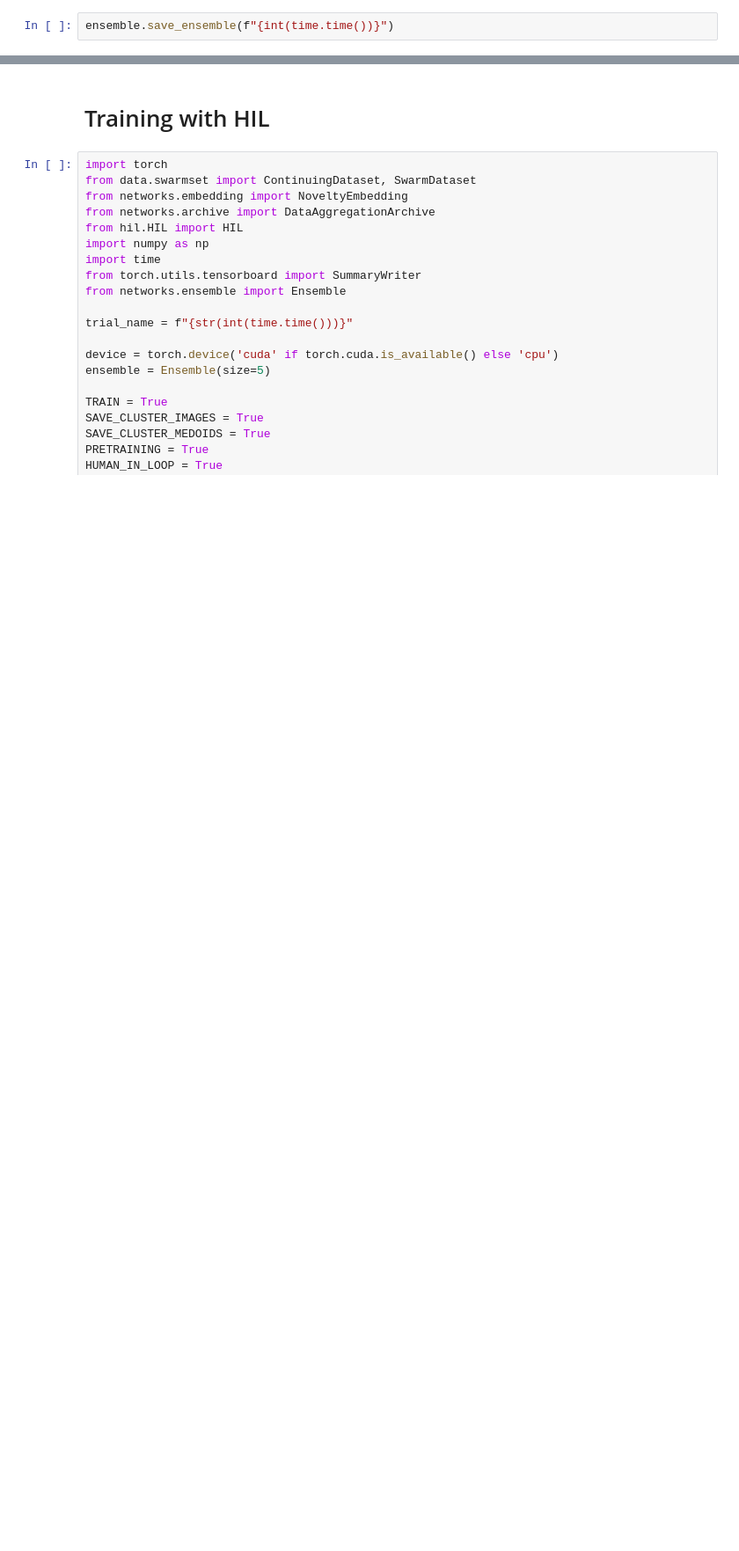
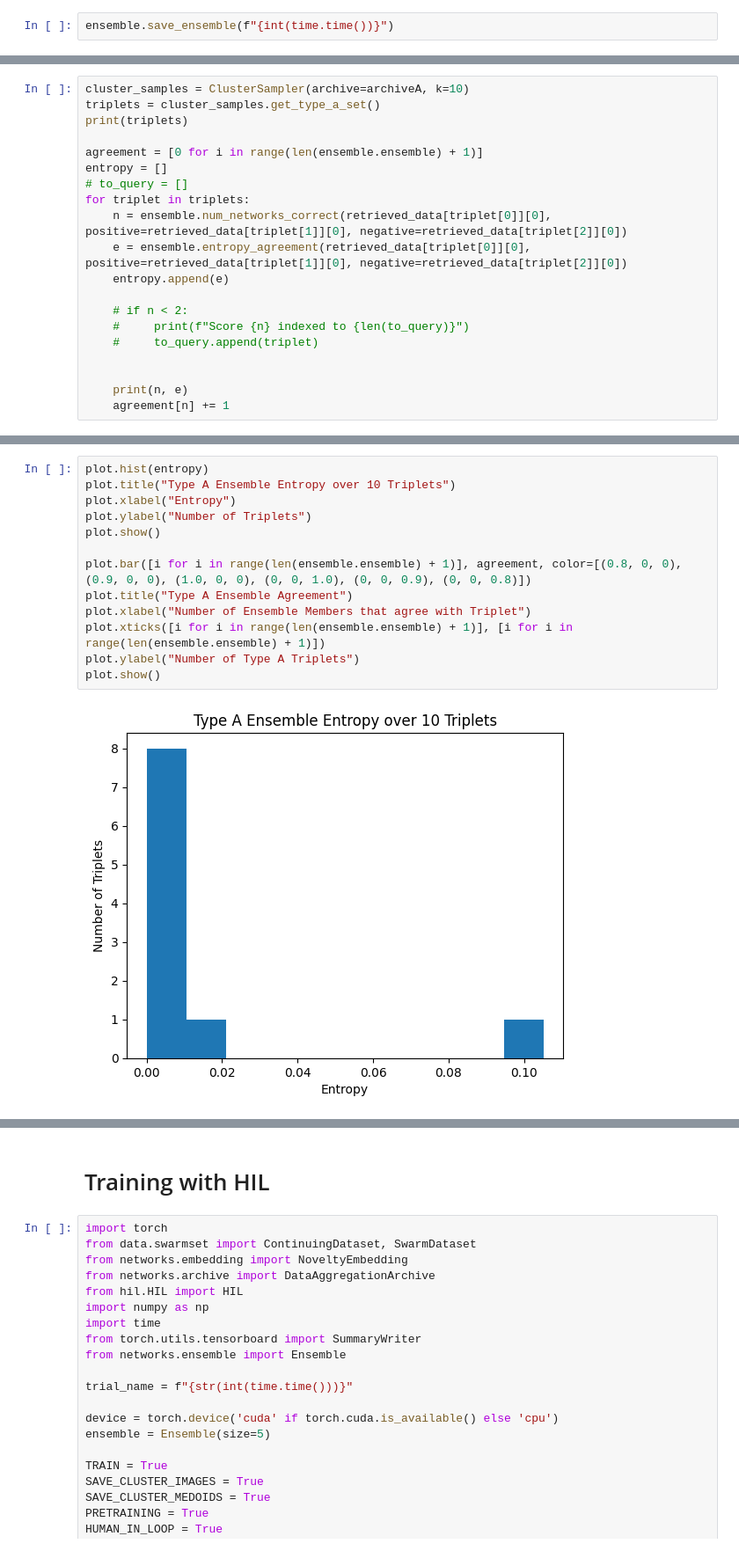
Before and after one commit to Connor-Mattson/SwarmBehaviorDiscovery, a Jupyter notebook: ensemble_augmented_model.ipynb, the cells around one changed output, grey strips where cells are left out. Shown at 88% size. Cells and saved outputs as stored; diff of their text form; blank space fills up the shorter version.

```diff
--- a/ensemble_augmented_model.ipynb
+++ b/ensemble_augmented_model.ipynb
@@ -276,0 +397,20 @@ plot.show()
+# %%
+cluster_samples = ClusterSampler(archive=archiveA, k=10)
+triplets = cluster_samples.get_type_a_set()
+print(triplets)
+
+agreement = [0 for i in range(len(ensemble.ensemble) + 1)]
+entropy = []
+# to_query = []
+for triplet in triplets:
+    n = ensemble.num_networks_correct(retrieved_data[triplet[0]][0], positive=retrieved_data[triplet[1]][0], negative=retrieved_data[triplet[2]][0])
+    e = ensemble.entropy_agreement(retrieved_data[triplet[0]][0], positive=retrieved_data[triplet[1]][0], negative=retrieved_data[triplet[2]][0])
+    entropy.append(e)
+
+    # if n < 2:
+    #     print(f"Score {n} indexed to {len(to_query)}")
+    #     to_query.append(triplet)
+
+
+    print(n, e)
+    agreement[n] += 1
@@ -276,0 +429,15 @@ plot.show()
+# %%
+plot.hist(entropy)
+plot.title("Type A Ensemble Entropy over 10 Triplets")
+plot.xlabel("Entropy")
+plot.ylabel("Number of Triplets")
+plot.show()
+
+plot.bar([i for i in range(len(ensemble.ensemble) + 1)], agreement, color=[(0.8, 0, 0), (0.9, 0, 0), (1.0, 0, 0), (0, 0, 1.0), (0, 0, 0.9), (0, 0, 0.8)])
+plot.title("Type A Ensemble Agreement")
+plot.xlabel("Number of Ensemble Members that agree with Triplet")
+plot.xticks([i for i in range(len(ensemble.ensemble) + 1)], [i for i in range(len(ensemble.ensemble) + 1)])
+plot.ylabel("Number of Type A Triplets")
+plot.show()
+# %% [output]
+[figure, added]
```
Also changed, not shown: parts of 18 cells of this notebook, 1 other file.
